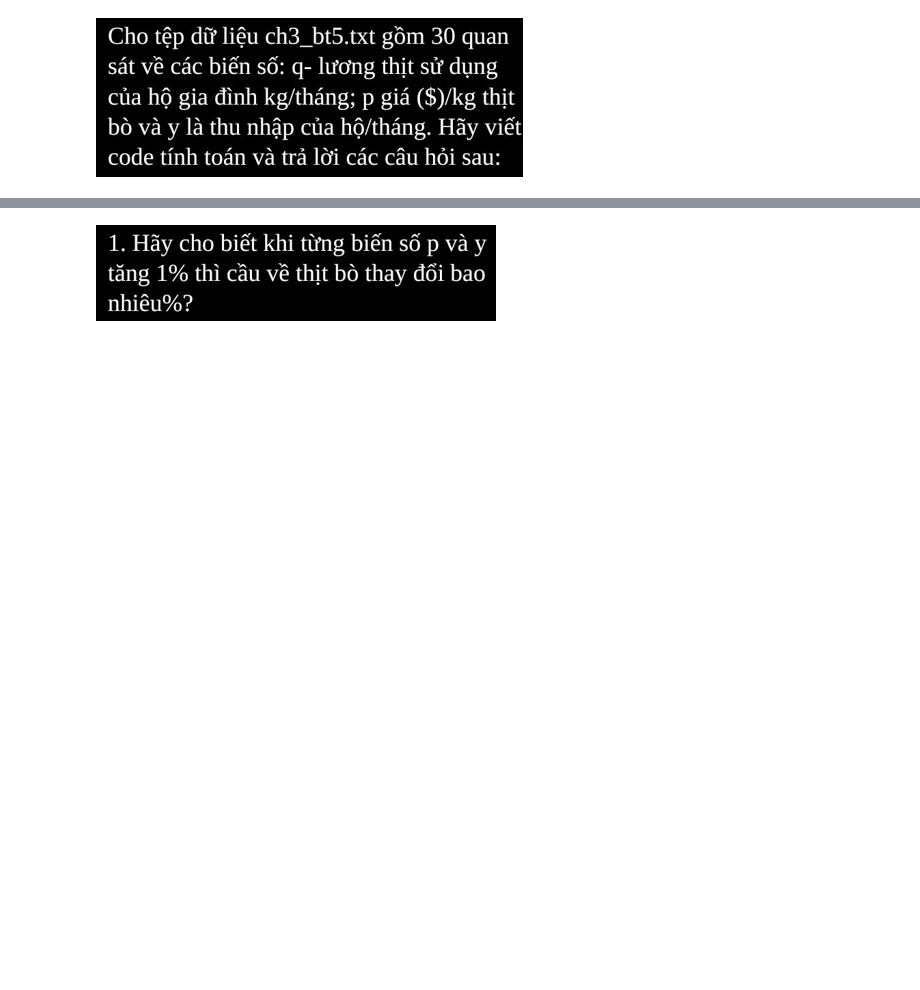
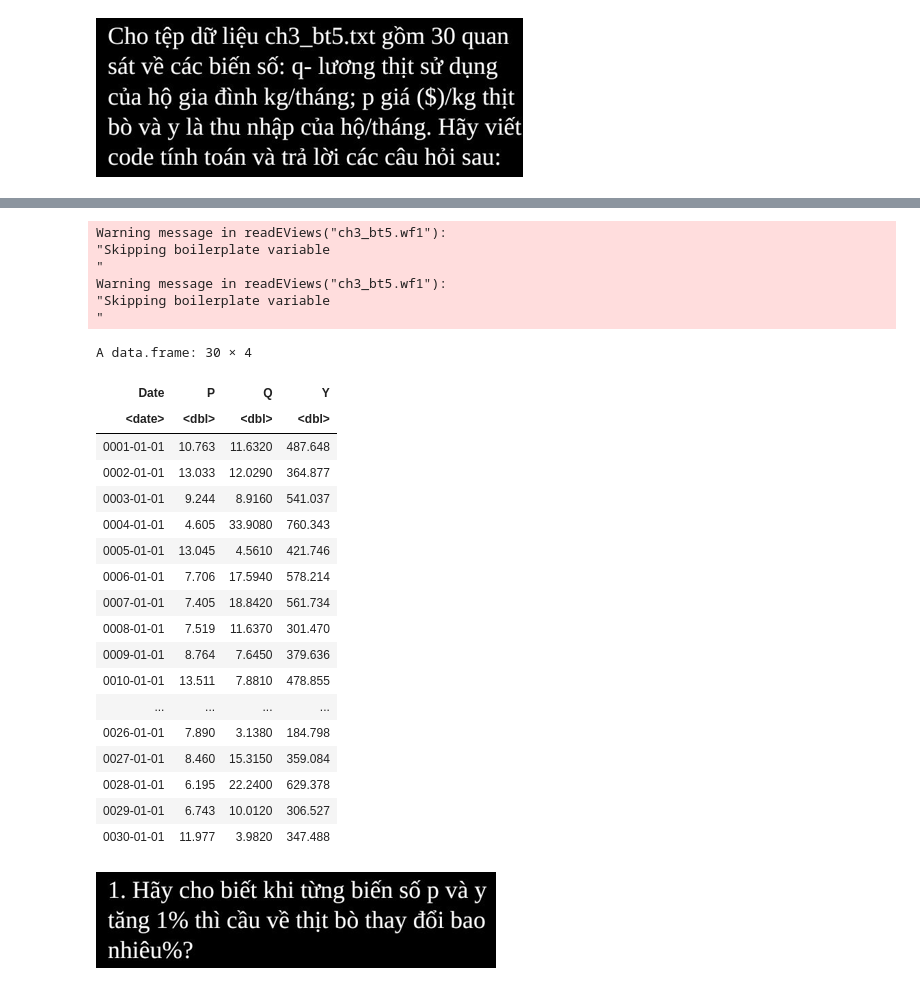
Before and after one commit to khanhtrinh2003/Kinh-te-luong-NEU, a Jupyter notebook: Kiểm tra/de2.ipynb, the cells around one changed output, grey strips where cells are left out. Saved outputs shown, nothing was run; the diff lists cells and outputs as text; code cells hidden in the pictures; blank space fills up the shorter version.

```diff
--- a/Kiểm tra/de2.ipynb
+++ b/Kiểm tra/de2.ipynb
@@ -19,3 +35,32 @@ df <- read.table("ch3_bt5.txt",header = TRUE)
+# %%
+df <- readEViews("ch3_bt5.wf1")
+df
+# %% [output]
+Warning message in readEViews("ch3_bt5.wf1"):
+"Skipping boilerplate variable
+"
+Warning message in readEViews("ch3_bt5.wf1"):
+"Skipping boilerplate variable
+"
+A data.frame: 30 × 4
+| Date | P | Q | Y |
+| <date> | <dbl> | <dbl> | <dbl> |
+| 0001-01-01 | 10.763 | 11.6320 | 487.648 |
+| 0002-01-01 | 13.033 | 12.0290 | 364.877 |
+| 0003-01-01 | 9.244 | 8.9160 | 541.037 |
+| 0004-01-01 | 4.605 | 33.9080 | 760.343 |
+| 0005-01-01 | 13.045 | 4.5610 | 421.746 |
+| 0006-01-01 | 7.706 | 17.5940 | 578.214 |
+| 0007-01-01 | 7.405 | 18.8420 | 561.734 |
+| 0008-01-01 | 7.519 | 11.6370 | 301.470 |
+| 0009-01-01 | 8.764 | 7.6450 | 379.636 |
+| 0010-01-01 | 13.511 | 7.8810 | 478.855 |
+| ... | ... | ... | ... |
+| 0026-01-01 | 7.890 | 3.1380 | 184.798 |
+| 0027-01-01 | 8.460 | 15.3150 | 359.084 |
+| 0028-01-01 | 6.195 | 22.2400 | 629.378 |
+| 0029-01-01 | 6.743 | 10.0120 | 306.527 |
+| 0030-01-01 | 11.977 | 3.9820 | 347.488 |
 # %% [markdown]
 ![image.png](attachment:image.png)
 # %%
```
Also changed, not shown: parts of 12 cells of this notebook.
